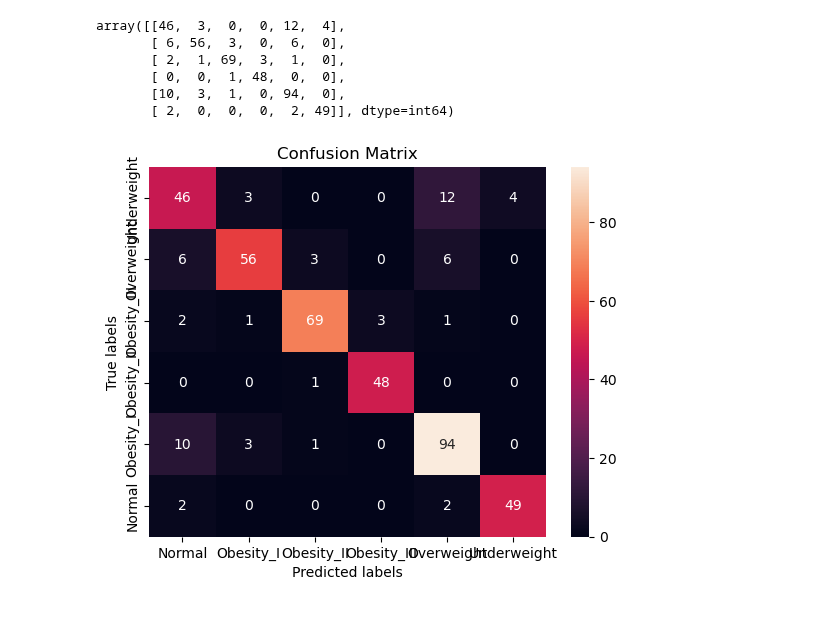
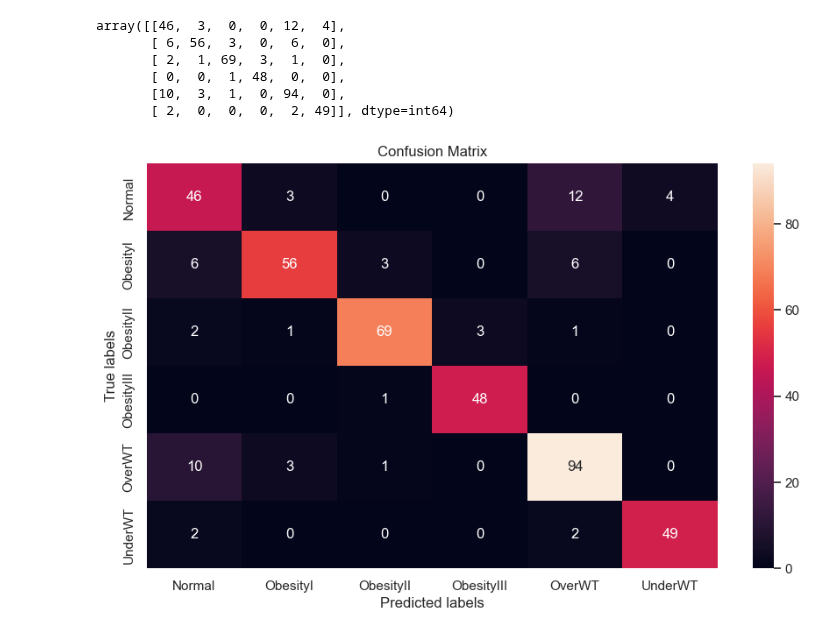
Before and after one commit to shekharbiswas/Obesity, a Jupyter notebook: ML.ipynb, the cells around one changed output. Drawn from its saved outputs; the diff is of its cells as text; code cells hidden in the pictures.

```diff
--- a/ML.ipynb
+++ b/ML.ipynb
@@ -96,14 +96,19 @@ array([[46,  3,  0,  0, 12,  4],
 # %%
 import seaborn as sns
 import matplotlib.pyplot as plt
-
+sns.set_theme(rc={'figure.figsize':(10.5,6)})
 ax= plt.subplot()
 sns.heatmap(cm, annot=True, fmt='g', ax=ax);  #annot=True to annotate cells, ftm='g' to disable scientific notation
+
+
+
+
 
 # labels, title and ticks
 ax.set_xlabel('Predicted labels');ax.set_ylabel('True labels');
 ax.set_title('Confusion Matrix');
-ax.xaxis.set_ticklabels(['Normal', 'Obesity_I', 'Obesity_II', 'Obesity_III', 'Overweight',
-       'Underweight']); ax.yaxis.set_ticklabels(['Underweight', 'Overweight', 'Obesity_III', 'Obesity_II','Obesity_I',  'Normal']);
+ax.xaxis.set_ticklabels(['Normal', 'ObesityI', 'ObesityII', 'ObesityIII', 'OverWT',
+       'UnderWT']); ax.yaxis.set_ticklabels(['Normal', 'ObesityI', 'ObesityII', 'ObesityIII', 'OverWT',
+       'UnderWT']);
 # %% [output]
-[figure, old version]
+[figure, new version]
```
